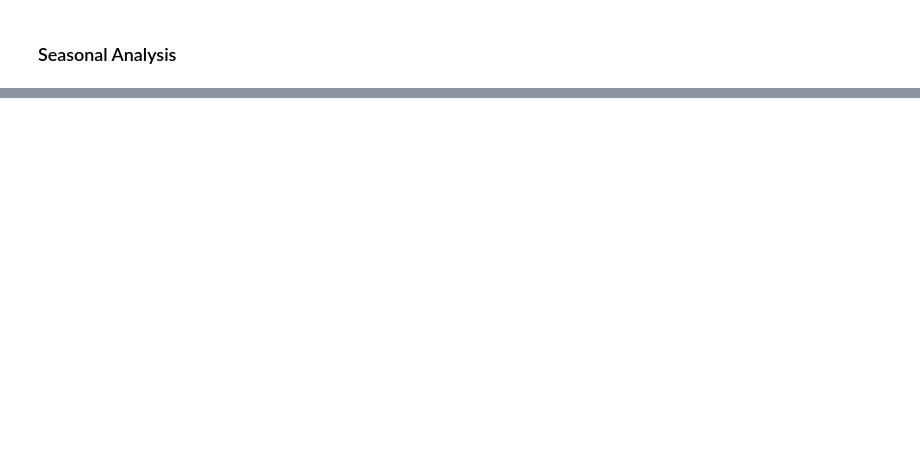
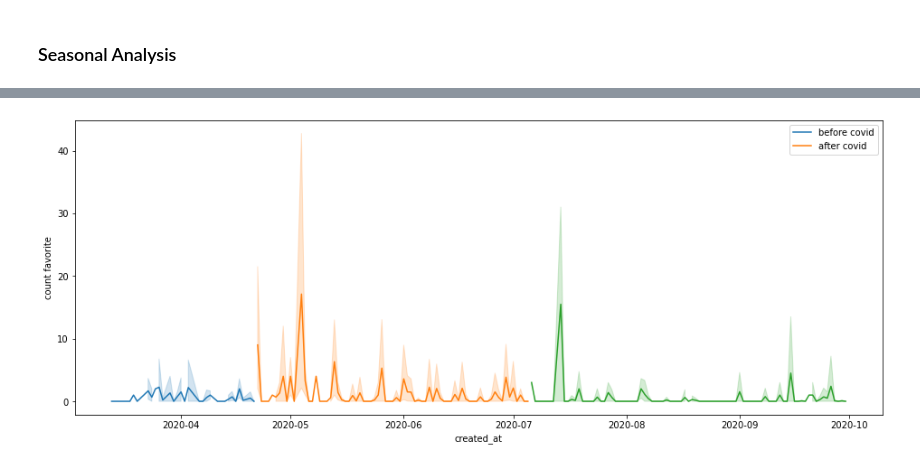
Before and after one commit to muluwork-shegaw/Food-Quantity-Project, a Jupyter notebook: EDA.ipynb, the cells around one changed output, grey strips where cells are left out. Saved outputs shown, nothing was run; the diff lists cells and outputs as text; code cells hidden in the pictures; blank space fills up the shorter version.

```diff
--- a/EDA.ipynb
+++ b/EDA.ipynb
@@ -92,10 +113,10 @@ def lockdown_period(data_before_ld,data_during_ld,data_after_ld):
     plt.ylabel("count tweet")
     plt.legend(["before lock down","during lock down","after lock down"])
 # %%
-def favorite_count(before_covid,after_covid):
-    sns.lineplot(x = before_covid["created_at"] , y = before_covid.favorite_count)
-    sns.lineplot(x = after_covid["created_at"] , y = after_covid.favorite_count )
-    # sns.scatterplot(x = before_covid_kenya["created_at"] , y = before_covid_kenya.groupby(data.created_at.dt.day).retweet_count.sum())
+def favorite_count(before_ld,during_ld,after_ld):
+    sns.lineplot(x = before_ld["created_at"] , y = before_ld.favorite_count)
+    sns.lineplot(x = during_ld["created_at"] , y = during_ld.favorite_count )
+    sns.lineplot(x = after_ld["created_at"] , y = after_ld.favorite_count)
 
     plt.ylabel("count favorite")
     plt.legend(["before covid","after covid"])
@@ -219,0 +224,4 @@ retweet_count(before_covid_kenya,after_covid_kenya)
+# %%
+favorite_count(before_lockdown_Nairobi,during_lockdown_Nairobi,after_lockdown_Nairobi)
+# %% [output]
+[figure, added]
```
Also changed, not shown: parts of 36 cells of this notebook.
